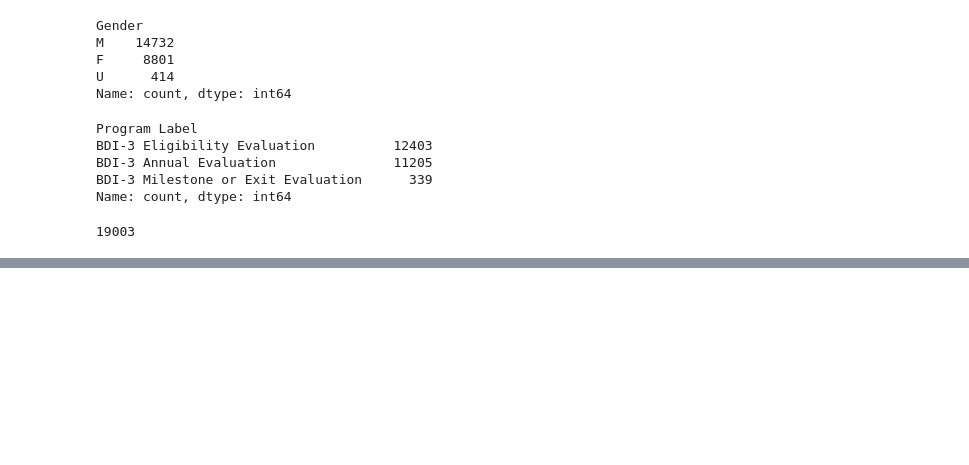
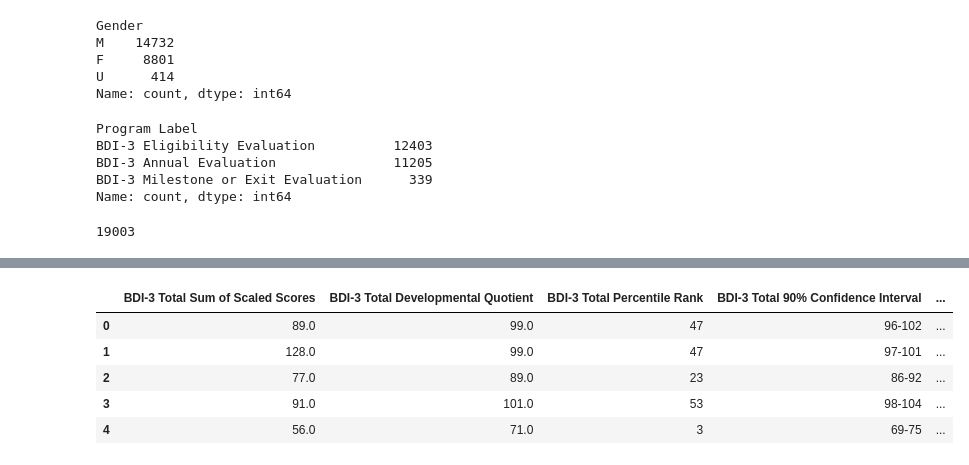
Before and after one commit to NSS-Data-Analytics-Cohort-10/teis-labracoders, a Jupyter notebook: notebooks/teis_eda.ipynb, the cells around one changed output, grey strips where cells are left out. Saved outputs shown, nothing was run; the diff lists cells and outputs as text; code cells hidden in the pictures; blank space fills up the shorter version.

```diff
--- a/notebooks/teis_eda.ipynb
+++ b/notebooks/teis_eda.ipynb
@@ -161,0 +163,10 @@ memory usage: 3.8+ MB
+# %%
+bdi_totals = bdi_df.iloc[:, 45:53]
+bdi_totals.head()
+# %% [output]
+|  | BDI-3 Total Sum of Scaled Scores | BDI-3 Total Developmental Quotient | BDI-3 Total Percentile Rank | BDI-3 Total 90% Confidence Interval | ... |
+| 0 | 89.0 | 99.0 | 47 | 96-102 | ... |
+| 1 | 128.0 | 99.0 | 47 | 97-101 | ... |
+| 2 | 77.0 | 89.0 | 23 | 86-92 | ... |
+| 3 | 91.0 | 101.0 | 53 | 98-104 | ... |
+| 4 | 56.0 | 71.0 | 3 | 69-75 | ... |
```
Also changed, not shown: parts of 8 cells of this notebook.
